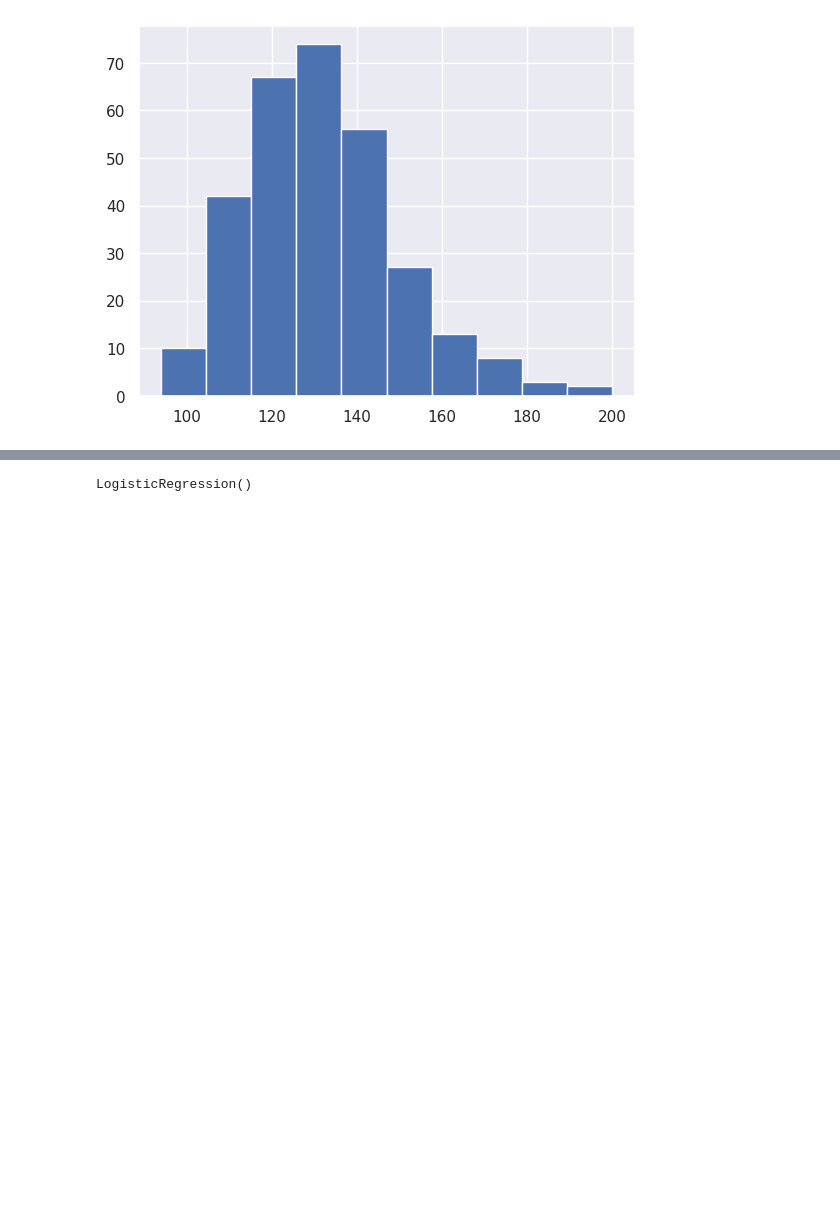
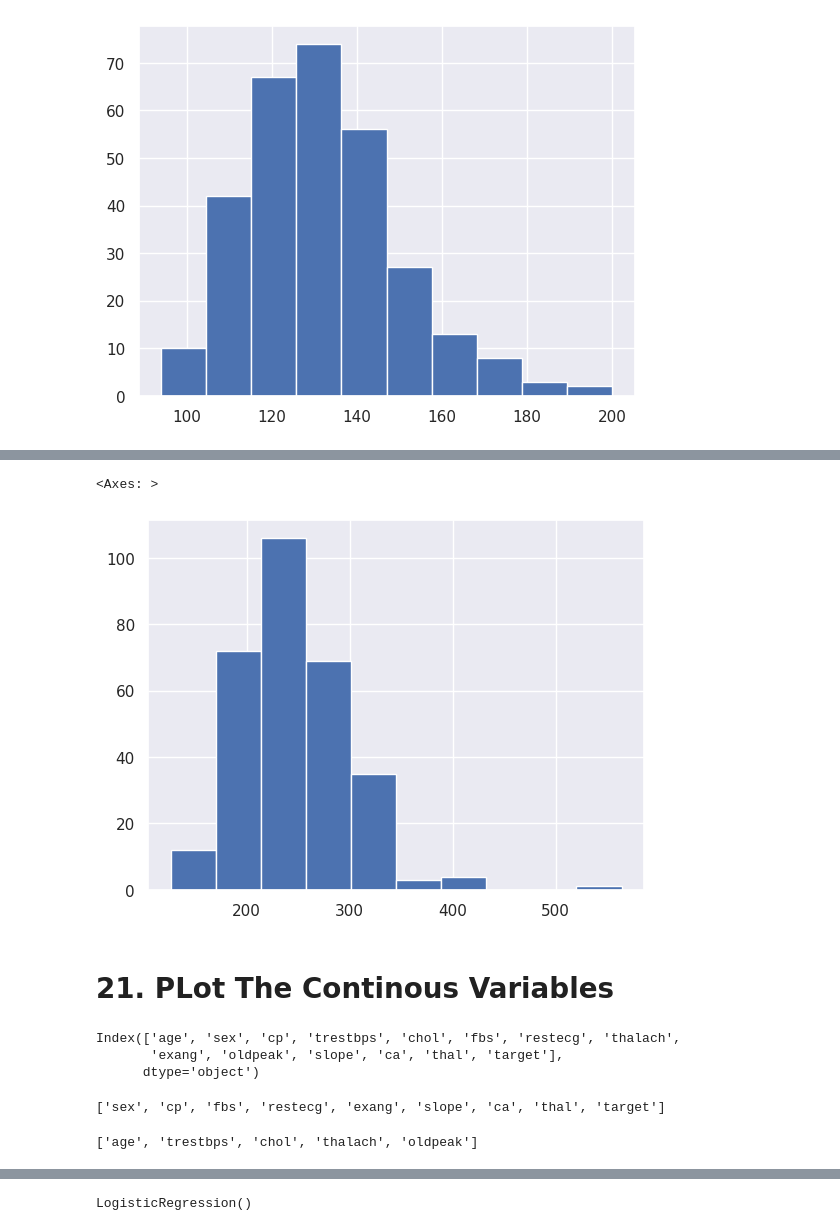
Before and after one commit to Nahsc0/python-data-science, a Jupyter notebook: Heart_Diseases_Prediction/Heart Diseases Prediction Model.ipynb, the cells around one changed output, grey strips where cells are left out. Saved outputs shown, nothing was run; the diff lists cells and outputs as text; code cells hidden in the pictures; blank space fills up the shorter version.

```diff
--- a/Heart_Diseases_Prediction/Heart Diseases Prediction Model.ipynb
+++ b/Heart_Diseases_Prediction/Heart Diseases Prediction Model.ipynb
@@ -223,0 +267,13 @@ g.map(sns.kdeplot,'trestbps',fill=True)
+# %%
+df['chol'].hist()
+# %% [output]
+<Axes: >
+[figure, added]
+# %% [markdown]
+# 21. PLot The Continous Variables
+# %%
+df.columns
+# %% [output]
+Index(['age', 'sex', 'cp', 'trestbps', 'chol', 'fbs', 'restecg', 'thalach',
+       'exang', 'oldpeak', 'slope', 'ca', 'thal', 'target'],
+      dtype='object')
@@ -223,0 +289,8 @@ g.map(sns.kdeplot,'trestbps',fill=True)
+# %%
+cate_val
+# %% [output]
+['sex', 'cp', 'fbs', 'restecg', 'exang', 'slope', 'ca', 'thal', 'target']
+# %%
+cont_val
+# %% [output]
+['age', 'trestbps', 'chol', 'thalach', 'oldpeak']
```
Also changed, not shown: parts of 25 cells of this notebook.
